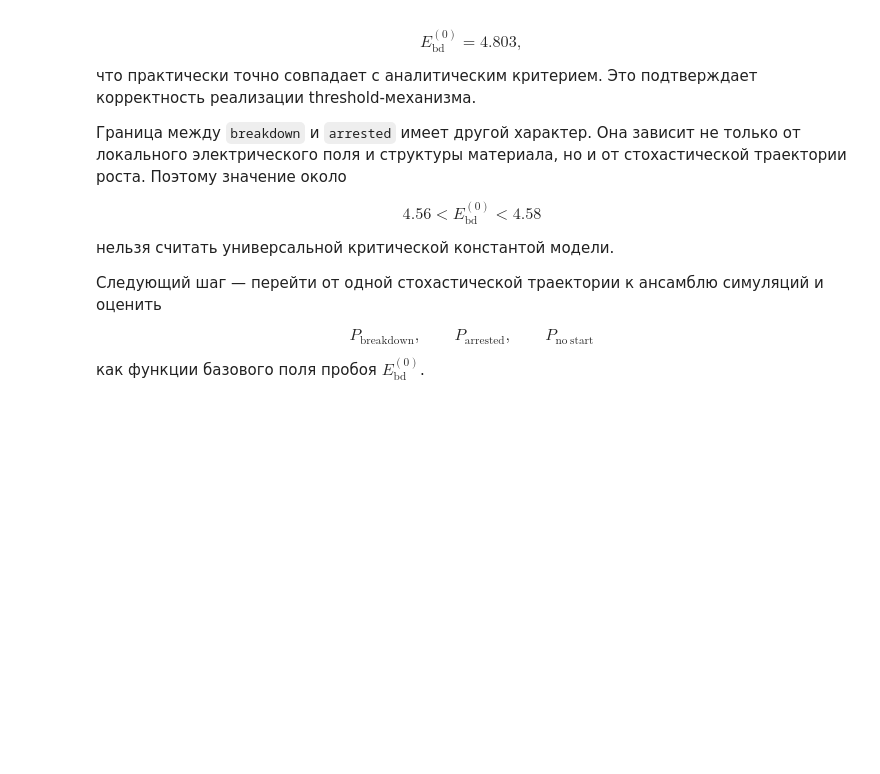
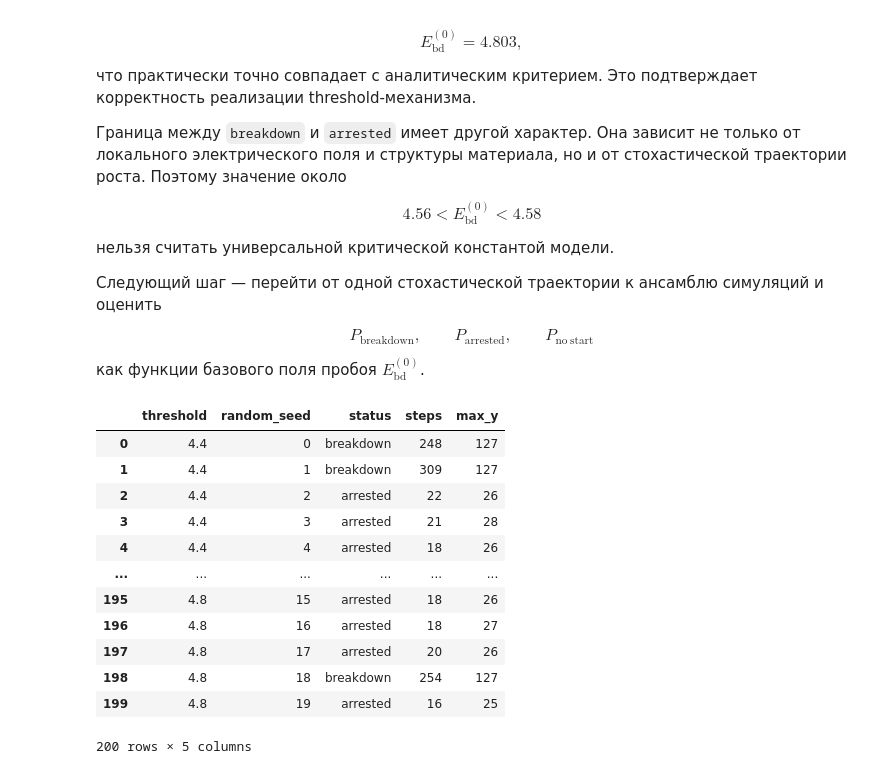
Before and after one commit to the-worst-student/dielectric-breakdown-model, a Jupyter notebook: notebooks/05_disorder_growth.ipynb, the cells around one changed output. Cells and saved outputs as stored; diff of their text form; code cells hidden in the pictures; blank space fills up the shorter version.

```diff
--- a/notebooks/05_disorder_growth.ipynb
+++ b/notebooks/05_disorder_growth.ipynb
@@ -790,0 +776,18 @@ $$
+# %%
+results_df = pd.DataFrame(records)
+
+results_df
+# %% [output]
+|  | threshold | random_seed | status | steps | max_y |
+| 0 | 4.4 | 0 | breakdown | 248 | 127 |
+| 1 | 4.4 | 1 | breakdown | 309 | 127 |
+| 2 | 4.4 | 2 | arrested | 22 | 26 |
+| 3 | 4.4 | 3 | arrested | 21 | 28 |
+| 4 | 4.4 | 4 | arrested | 18 | 26 |
+| ... | ... | ... | ... | ... | ... |
+| 195 | 4.8 | 15 | arrested | 18 | 26 |
+| 196 | 4.8 | 16 | arrested | 18 | 27 |
+| 197 | 4.8 | 17 | arrested | 20 | 26 |
+| 198 | 4.8 | 18 | breakdown | 254 | 127 |
+| 199 | 4.8 | 19 | arrested | 16 | 25 |
+200 rows × 5 columns
```
Also changed, not shown: parts of 6 cells of this notebook, 1 other file.
